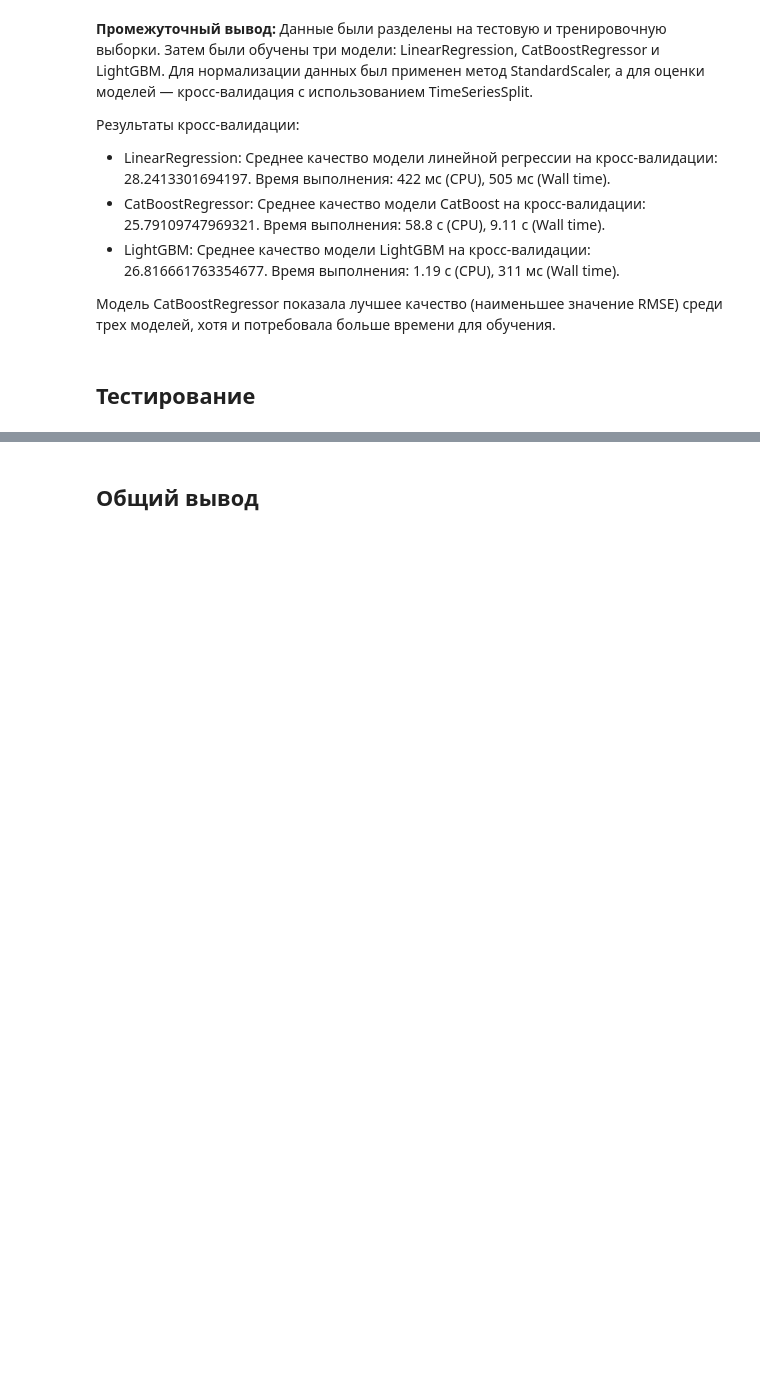
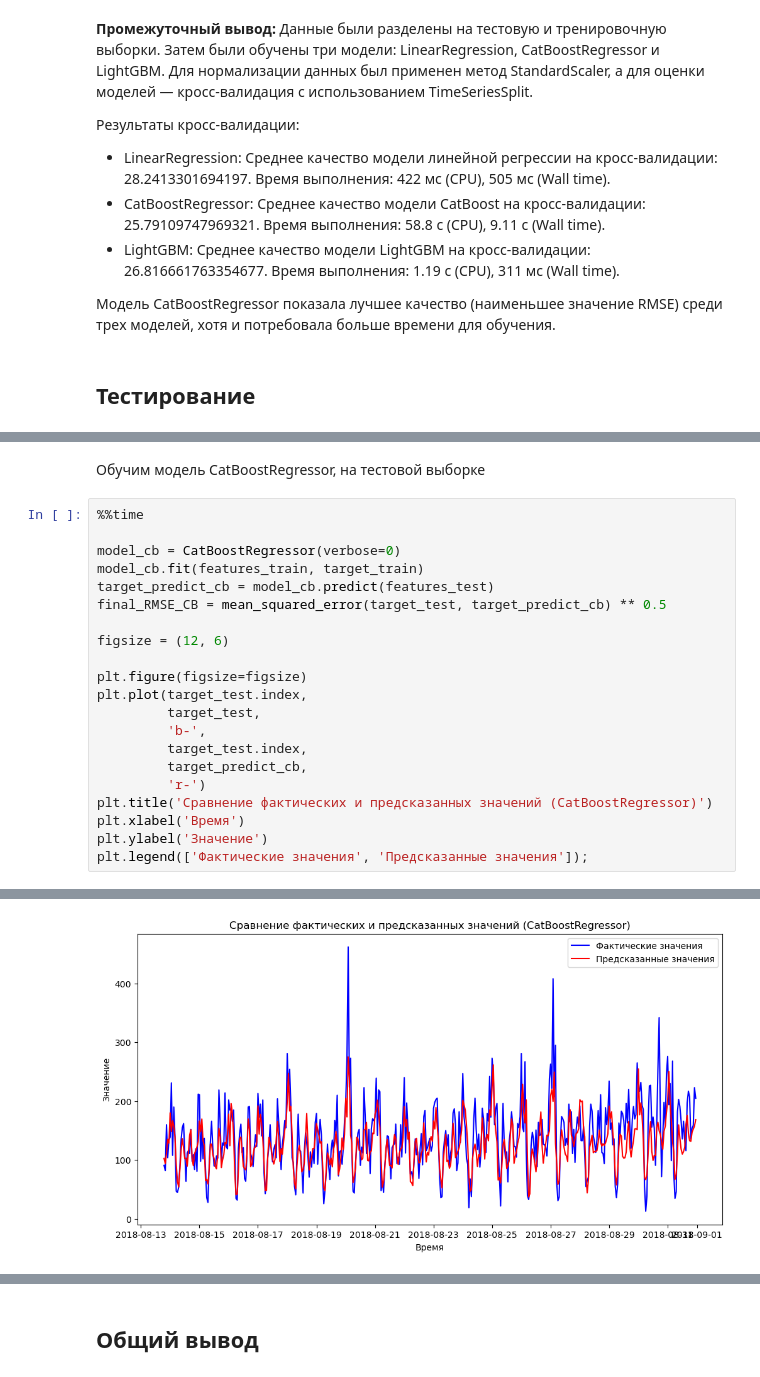
Before and after one commit to butuzovzeleboba/Taxi-order-forecasting, a Jupyter notebook: Taxi-order-forecasting.ipynb, the cells around one changed output, grey strips where cells are left out. Drawn from its saved outputs; the diff is of its cells as text; blank space fills up the shorter version.

```diff
--- a/Taxi-order-forecasting.ipynb
+++ b/Taxi-order-forecasting.ipynb
@@ -340,0 +378,24 @@ Wall time: 311 ms
+# %% [markdown]
+Обучим модель CatBoostRegressor, на тестовой выборке
+# %%
+%%time
+
+model_cb = CatBoostRegressor(verbose=0)
+model_cb.fit(features_train, target_train)
+target_predict_cb = model_cb.predict(features_test)
+final_RMSE_CB = mean_squared_error(target_test, target_predict_cb) ** 0.5
+
+figsize = (12, 6)
+
+plt.figure(figsize=figsize)
+plt.plot(target_test.index,
+         target_test,
+         'b-',
+         target_test.index,
+         target_predict_cb,
+         'r-')
+plt.title('Сравнение фактических и предсказанных значений (CatBoostRegressor)')
+plt.xlabel('Время')
+plt.ylabel('Значение')
+plt.legend(['Фактические значения', 'Предсказанные значения']);
+# %% [output]
@@ -340,0 +404 @@ Wall time: 311 ms
+[figure, added]
```
Also changed, not shown: parts of 13 cells of this notebook.
